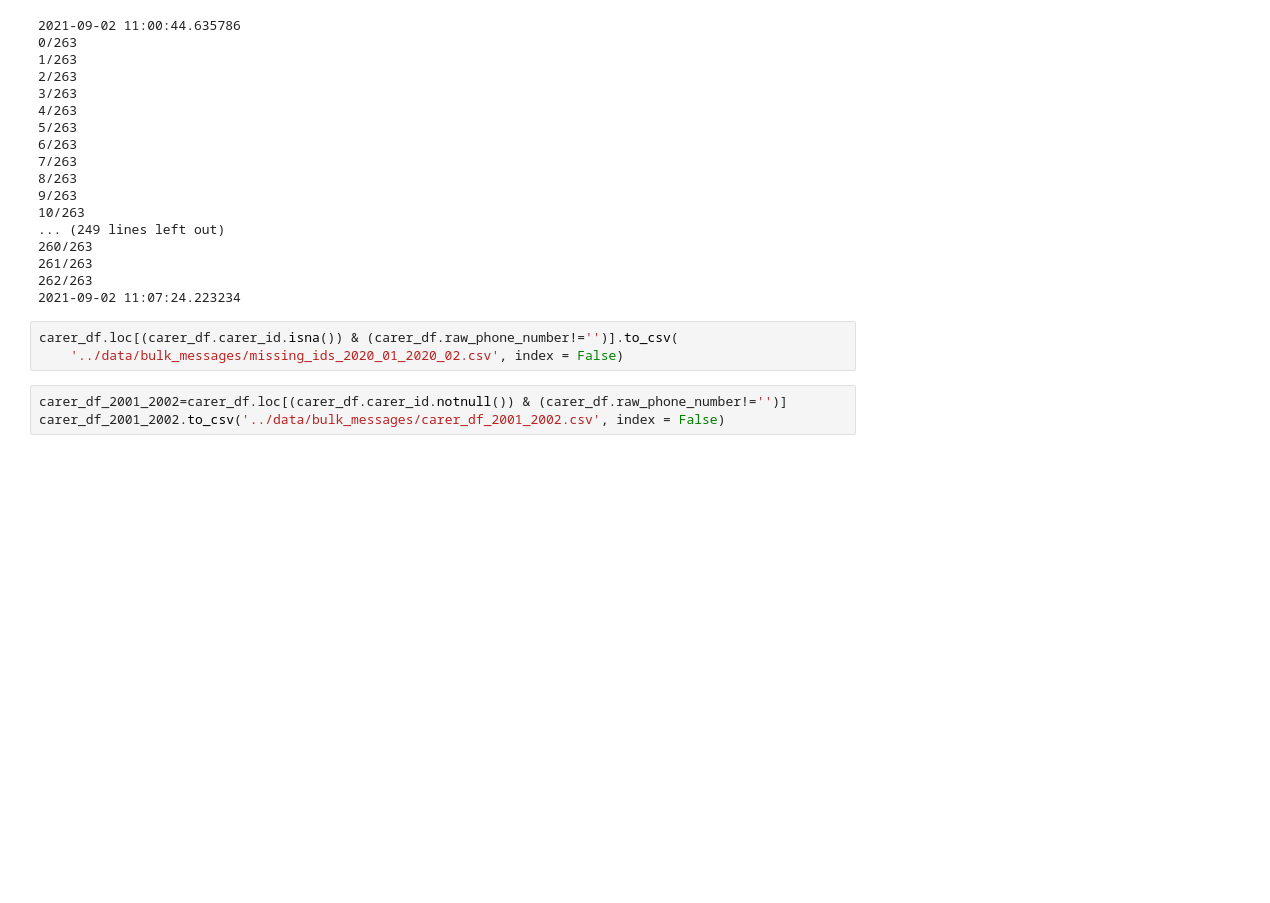
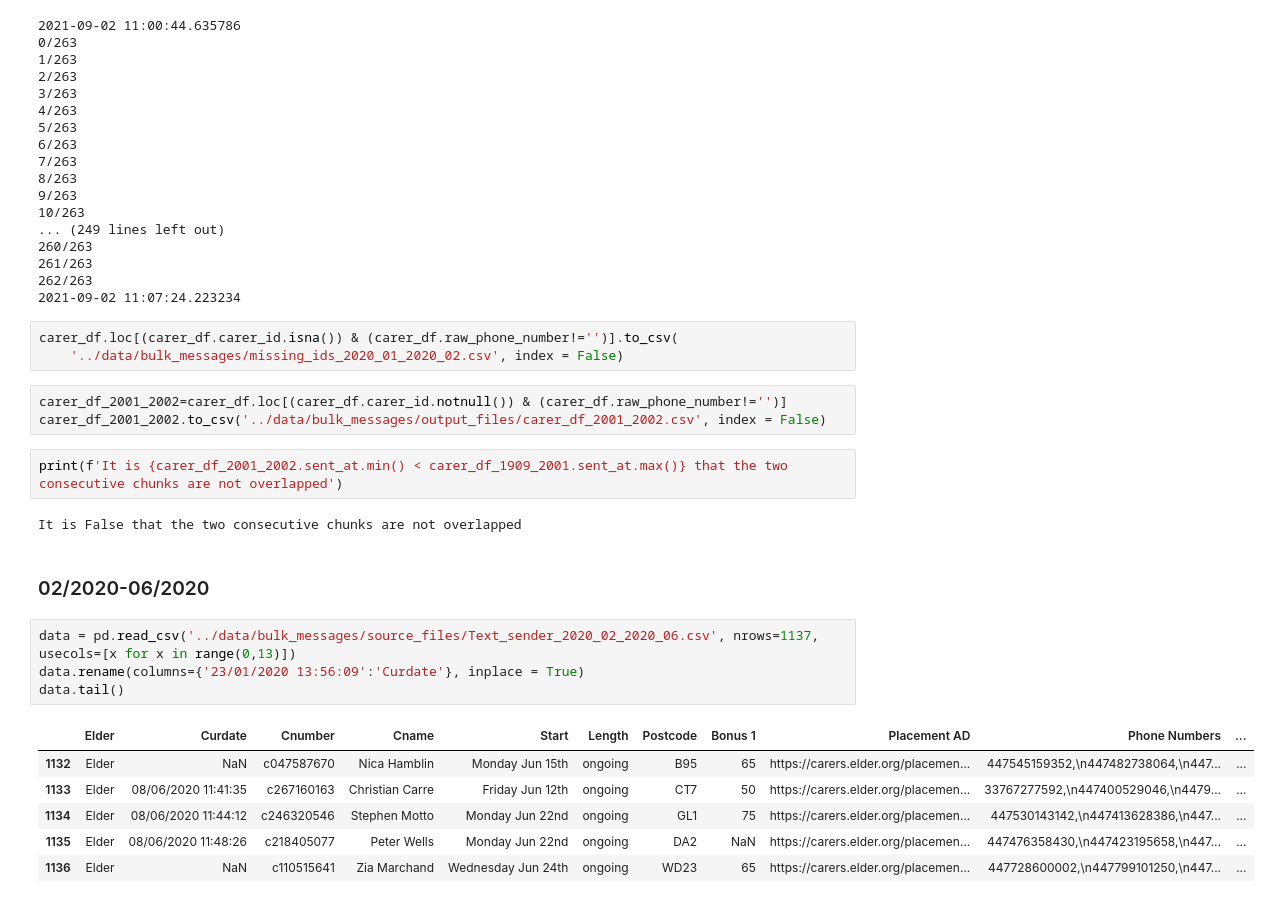
Before and after one commit to bonaventura-elder/carer_targeting, a Jupyter notebook: src/exploratory.ipynb, the cells around one changed output. Saved outputs shown, nothing was run; the diff lists cells and outputs as text; blank space fills up the shorter version.

Commit message:
completed writing table to MB and query for training data

```diff
--- a/src/exploratory.ipynb
+++ b/src/exploratory.ipynb
@@ -213,4 +215,21 @@ carer_df.loc[(carer_df.carer_id.isna()) & (carer_df.raw_phone_number!='')].to_cs
     '../data/bulk_messages/missing_ids_2020_01_2020_02.csv', index = False)
 # %%
 carer_df_2001_2002=carer_df.loc[(carer_df.carer_id.notnull()) & (carer_df.raw_phone_number!='')]
-carer_df_2001_2002.to_csv('../data/bulk_messages/carer_df_2001_2002.csv', index = False)
+carer_df_2001_2002.to_csv('../data/bulk_messages/output_files/carer_df_2001_2002.csv', index = False)
+# %%
+print(f'It is {carer_df_2001_2002.sent_at.min() < carer_df_1909_2001.sent_at.max()} that the two consecutive chunks are not overlapped')
+# %% [output]
+It is False that the two consecutive chunks are not overlapped
+# %% [markdown]
+### 02/2020-06/2020
+# %%
+data = pd.read_csv('../data/bulk_messages/source_files/Text_sender_2020_02_2020_06.csv', nrows=1137, usecols=[x for x in range(0,13)])
+data.rename(columns={'23/01/2020 13:56:09':'Curdate'}, inplace = True)
+data.tail()
+# %% [output]
+|  | Elder | Curdate | Cnumber | Cname | Start | Length | Postcode | Bonus 1 | Placement AD | Phone Numbers | ... |
+| 1132 | Elder | NaN | c047587670 | Nica Hamblin | Monday Jun 15th | ongoing | B95 | 65 | https://carers.elder.org/placemen... | 447545159352,\n447482738064,\n447... | ... |
+| 1133 | Elder | 08/06/2020 11:41:35 | c267160163 | Christian Carre | Friday Jun 12th | ongoing | CT7 | 50 | https://carers.elder.org/placemen... | 33767277592,\n447400529046,\n4479... | ... |
+| 1134 | Elder | 08/06/2020 11:44:12 | c246320546 | Stephen Motto | Monday Jun 22nd | ongoing | GL1 | 75 | https://carers.elder.org/placemen... | 447530143142,\n447413628386,\n447... | ... |
+| 1135 | Elder | 08/06/2020 11:48:26 | c218405077 | Peter Wells | Monday Jun 22nd | ongoing | DA2 | NaN | https://carers.elder.org/placemen... | 447476358430,\n447423195658,\n447... | ... |
+| 1136 | Elder | NaN | c110515641 | Zia Marchand | Wednesday Jun 24th | ongoing | WD23 | 65 | https://carers.elder.org/placemen... | 447728600002,\n447799101250,\n447... | ... |
```
Also changed, not shown: parts of 42 cells of this notebook, 23 other files.
